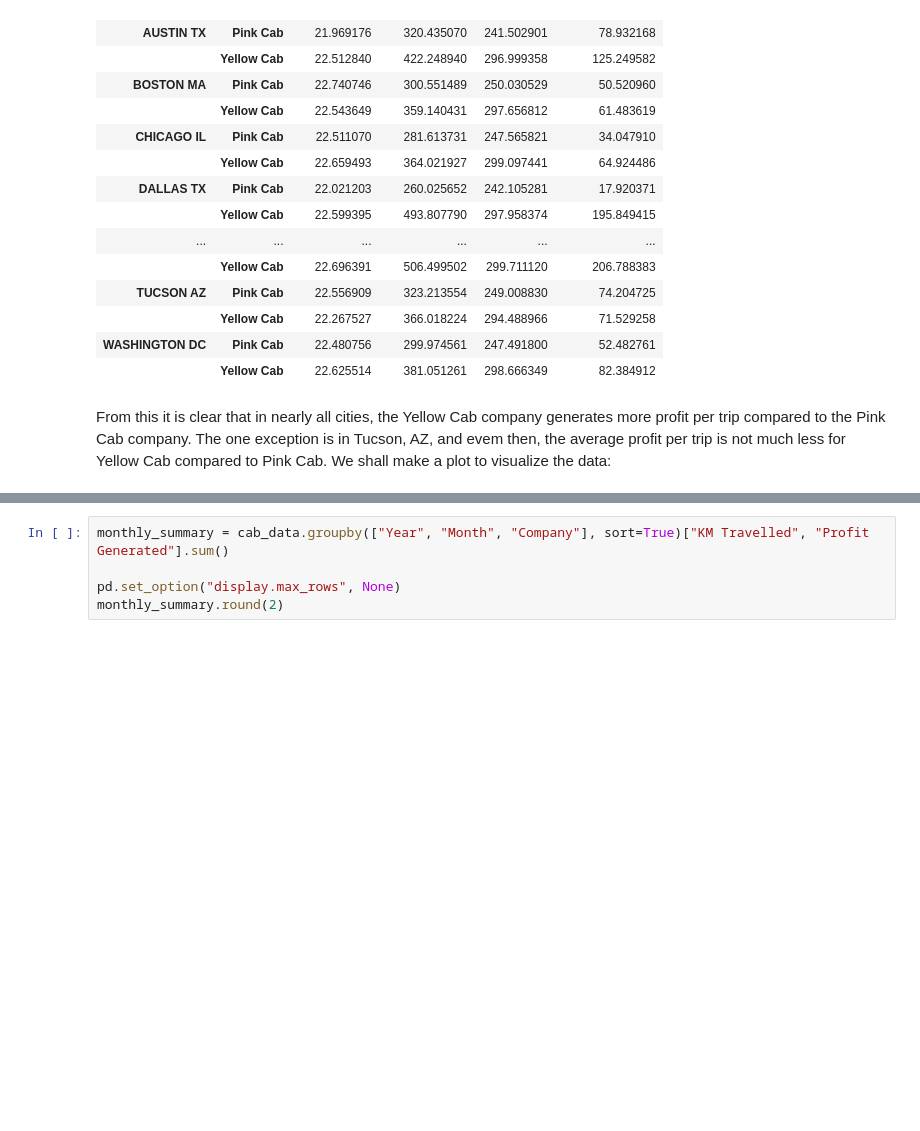
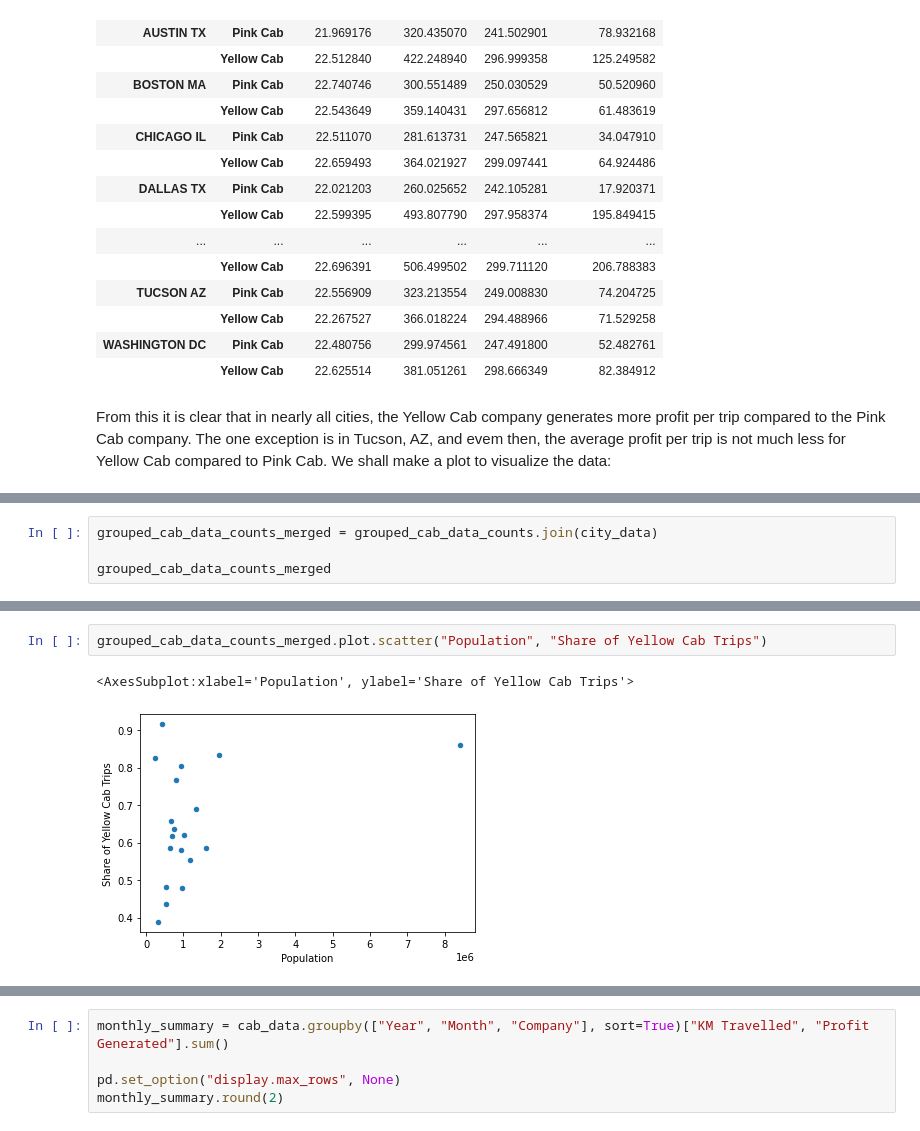
Before and after one commit to rainbow31499/lisum-10-week-2, a Jupyter notebook: EDA_Week_2.ipynb, the cells around one changed output, grey strips where cells are left out. Saved outputs shown, nothing was run; the diff lists cells and outputs as text; blank space fills up the shorter version.

```diff
--- a/EDA_Week_2.ipynb
+++ b/EDA_Week_2.ipynb
@@ -164,0 +219,4 @@ grouped_cab_data_summary["Profit Generated"].unstack().plot.bar()
+# %%
+grouped_cab_data_counts_merged = grouped_cab_data_counts.join(city_data)
+
+grouped_cab_data_counts_merged
@@ -164,0 +242,5 @@ grouped_cab_data_summary["Profit Generated"].unstack().plot.bar()
+# %%
+grouped_cab_data_counts_merged.plot.scatter("Population", "Share of Yellow Cab Trips")
+# %% [output]
+<AxesSubplot:xlabel='Population', ylabel='Share of Yellow Cab Trips'>
+[figure, added]
```
Also changed, not shown: parts of 69 cells of this notebook, 1 other file.
